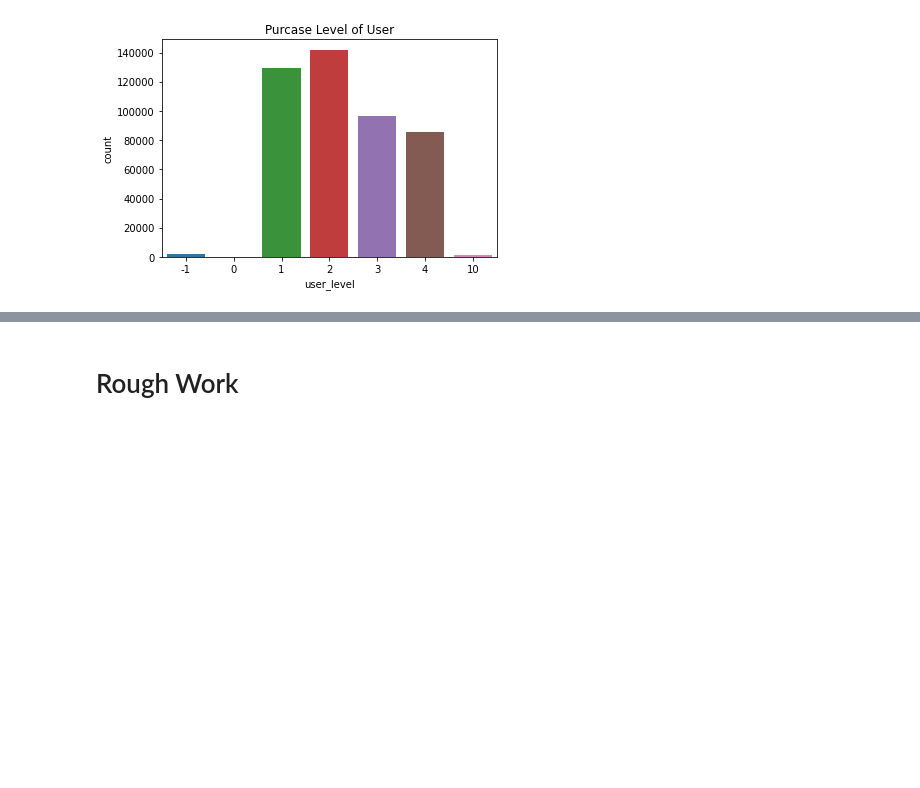
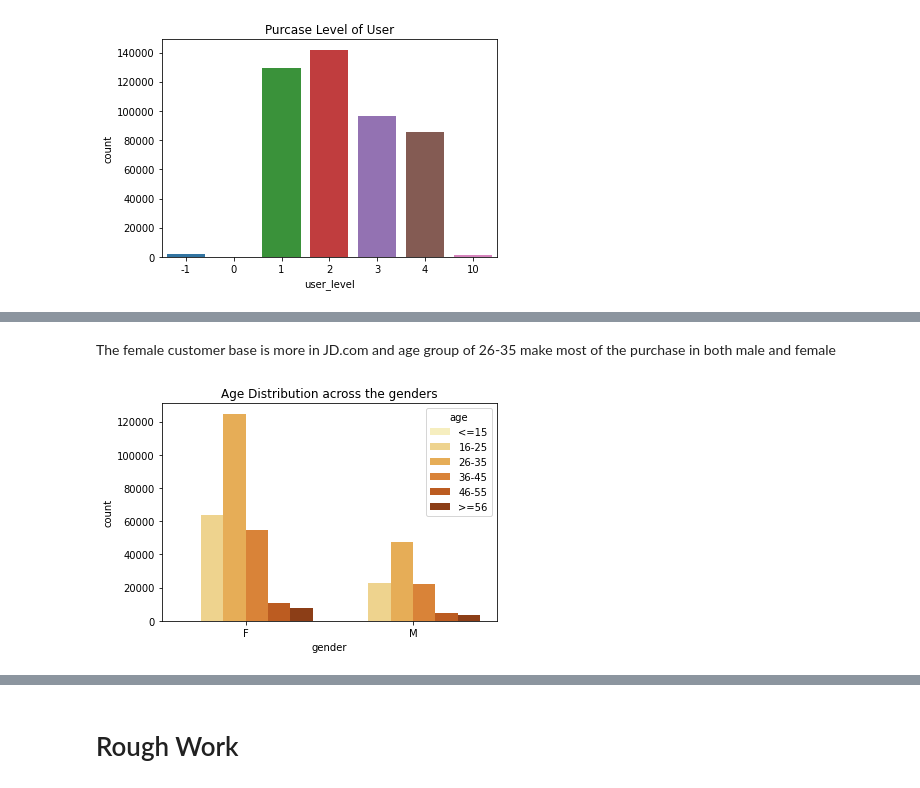
Before and after one commit to porallapradhyumna/Bussiness_Analysis-on-JD.com, a Jupyter notebook: Data_Analysis.ipynb, the cells around one changed output, grey strips where cells are left out. Cells and saved outputs as stored; diff of their text form; code cells hidden in the pictures; blank space fills up the shorter version.

```diff
--- a/Data_Analysis.ipynb
+++ b/Data_Analysis.ipynb
@@ -422,0 +449,12 @@ plt.show()
+# %%
+g_and_a = df_user[['gender','age','marital_status']]
+g_and_a = g_and_a.replace('U',pd.NA)
+g_and_a = g_and_a.dropna()
+# %% [markdown]
+The female customer base is more in JD.com and age group of 26-35  make most of the purchase in both male and female
+# %%
+sns.countplot(x='gender',data=g_and_a,hue='age',hue_order=['<=15','16-25','26-35','36-45','46-55','>=56'],palette='YlOrBr')
+plt.title("Age Distribution across the genders")
+plt.show()
+# %% [output]
+[figure, added]
```
Also changed, not shown: parts of 8 cells of this notebook.
